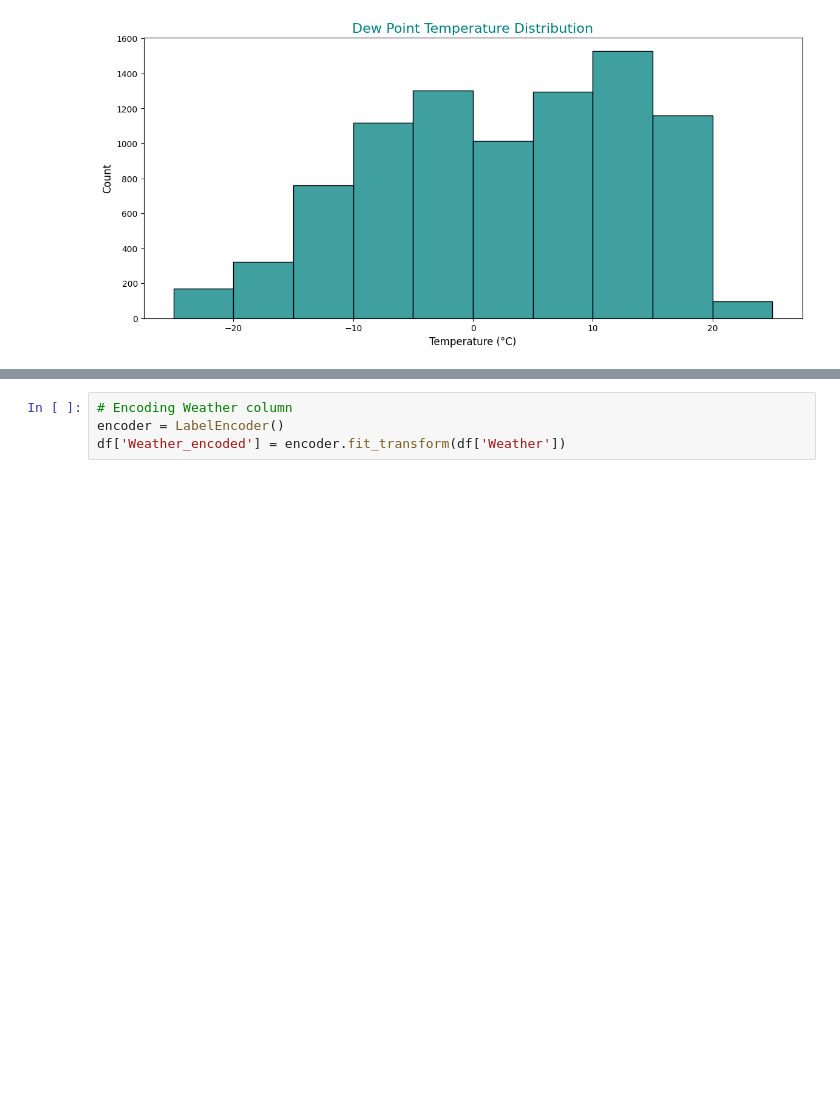
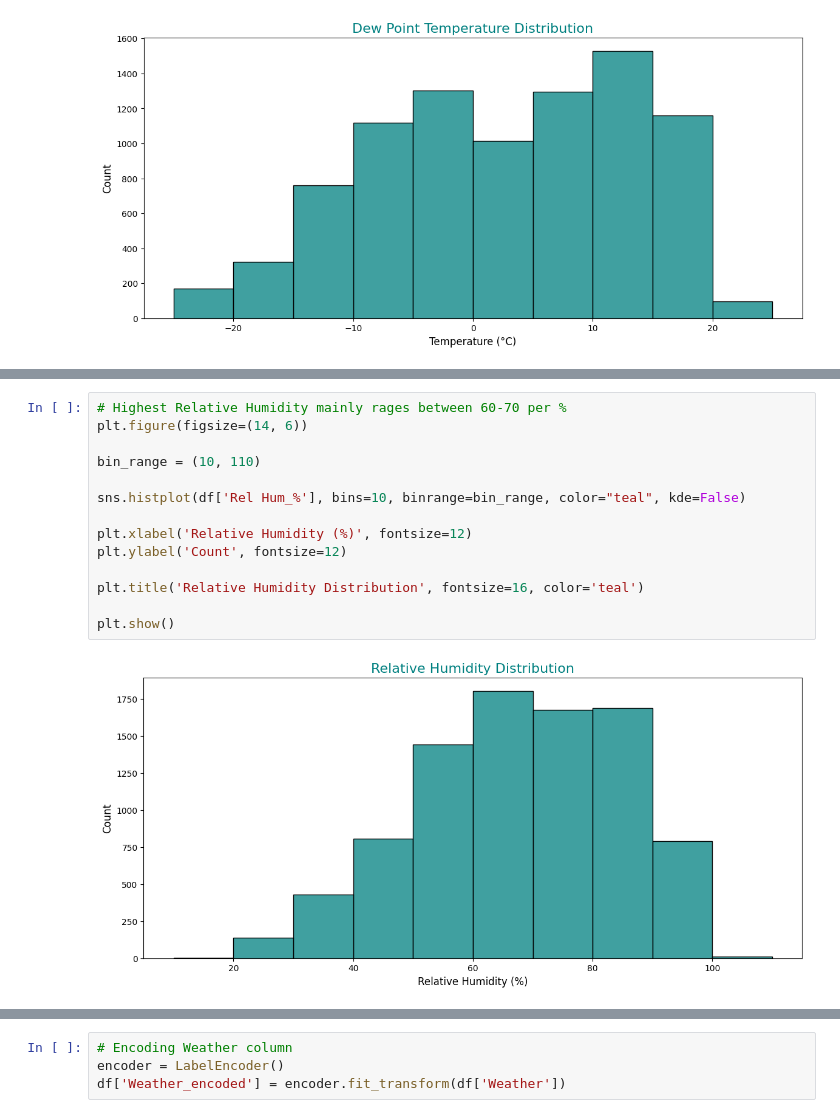
Before and after one commit to Moraa-Ke/Weather-Insights-, a Jupyter notebook: Weather_Insights.ipynb, the cells around one changed output, grey strips where cells are left out. Drawn from its saved outputs; the diff is of its cells as text; blank space fills up the shorter version.

```diff
--- a/Weather_Insights.ipynb
+++ b/Weather_Insights.ipynb
@@ -416,0 +439,16 @@ plt.show()
+# %%
+# Highest Relative Humidity mainly rages between 60-70 per %
+plt.figure(figsize=(14, 6))
+
+bin_range = (10, 110)
+
+sns.histplot(df['Rel Hum_%'], bins=10, binrange=bin_range, color="teal", kde=False)
+
+plt.xlabel('Relative Humidity (%)', fontsize=12)
+plt.ylabel('Count', fontsize=12)
+
+plt.title('Relative Humidity Distribution', fontsize=16, color='teal')
+
+plt.show()
+# %% [output]
+[figure, added]
```
Also changed, not shown: parts of 4 cells of this notebook.
